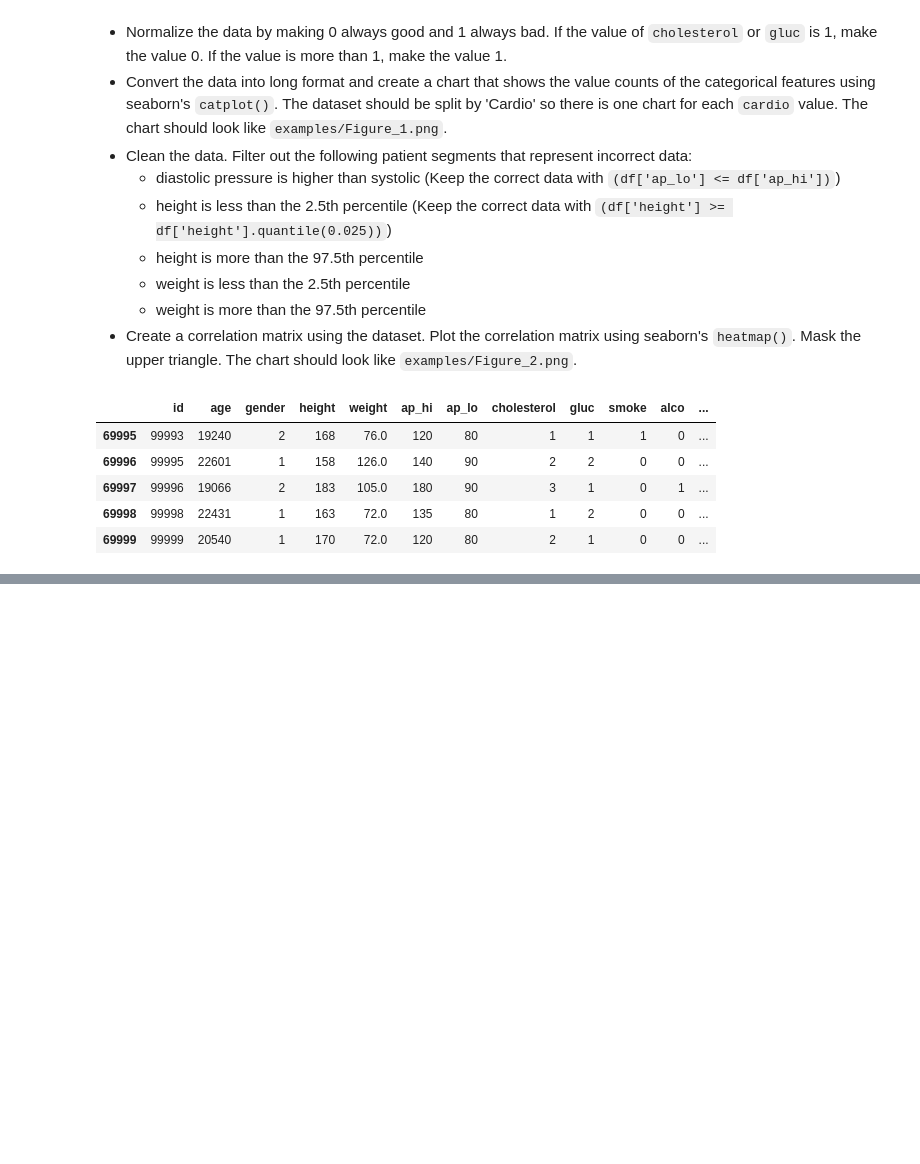
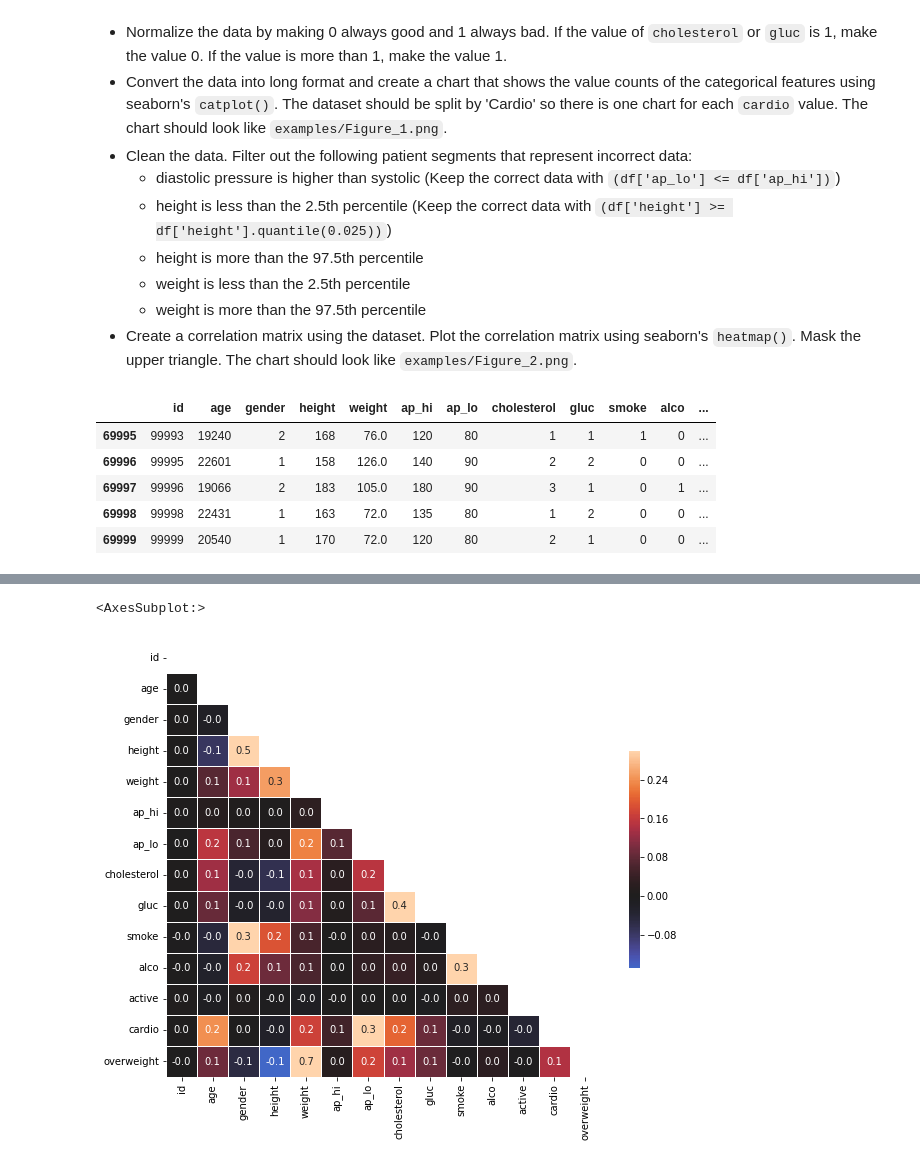
Before and after one commit to danhtran2k20/pyData, a Jupyter notebook: zpyDS0_Project/medical-data-visualizer/medical_data_visualizer.ipynb, the cells around one changed output, grey strips where cells are left out. Saved outputs shown, nothing was run; the diff lists cells and outputs as text; code cells hidden in the pictures; blank space fills up the shorter version.

```diff
--- a/zpyDS0_Project/medical-data-visualizer/medical_data_visualizer.ipynb
+++ b/zpyDS0_Project/medical-data-visualizer/medical_data_visualizer.ipynb
@@ -170,0 +157,14 @@ fig.savefig('heatmap.png')
+# %%
+# Draw Heat Map
+# Clean the data
+# df_heat = df[
+#      (df['height'] >= df['height'].quantile(0.025))
+# ]
+df_heat = df[
+    (df['ap_lo'] <= df['ap_hi'])
+    & (df['height'] >= df['height'].quantile(0.025))
+    & (df['height'] <= df['height'].quantile(0.975))
+    & (df['weight'] >= df['weight'].quantile(0.025))
+    & (df['weight'] <= df['weight'].quantile(0.975))
+]
+df_heat.head()
@@ -170,0 +178,4 @@ fig.savefig('heatmap.png')
+# %%
+# Calculate the correlation matrix
+corr = df_heat.corr()
+corr
@@ -170,0 +198,6 @@ fig.savefig('heatmap.png')
+# %%
+# Generate a mask for the upper triangle
+mask = np.triu(np.ones_like(corr, dtype=bool))
+# mask = np.triu(corr)
+
+mask
@@ -170,0 +222,20 @@ fig.savefig('heatmap.png')
+# %%
+# Set up the matplotlib figure
+fig, ax = plt.subplots(figsize=(10, 8))
+
+# Draw the heatmap with 'sns.heatmap()'
+# sns.heatmap(corr, mask=mask,  vmax=.3, center=0,square=True, linewidths=.5, cbar_kws={"shrink": .5})
+sns.heatmap(
+    corr,
+    mask=mask,
+    vmax=0.3,
+    center=0,
+    square=True,
+    linewidths=0.5,
+    annot = True,
+    fmt= ".1f",
+    cbar_kws={"shrink": 0.5 , "ticks": np.arange(-0.08, 0.25, 0.08)},
+)
+# %% [output]
+<AxesSubplot:>
+[figure, added]
```
Also changed, not shown: parts of 12 cells of this notebook, 1 other file.
